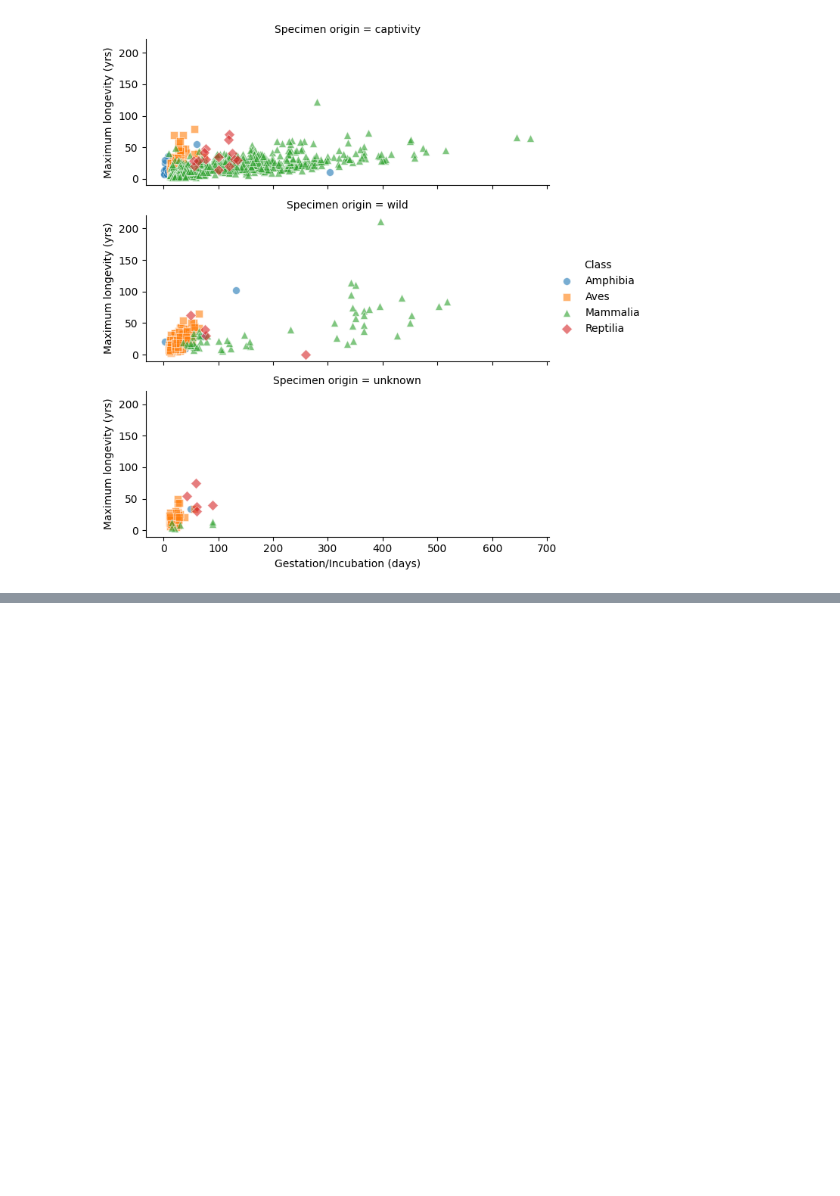
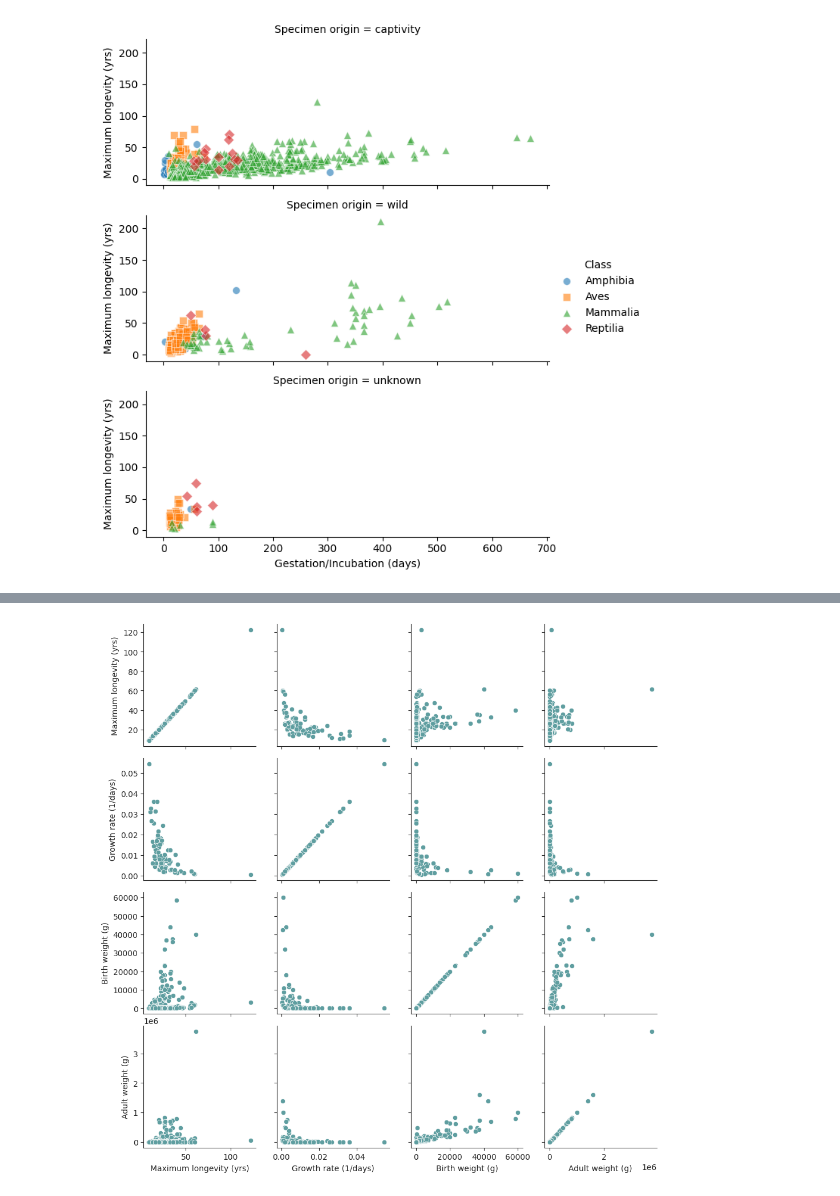
Before and after one commit to JacquelineAldridge/data-visualization-notebooks, a Jupyter notebook: notebooks/3.8-grillas.ipynb, the cells around one changed output, grey strips where cells are left out. Saved outputs shown, nothing was run; the diff lists cells and outputs as text; code cells hidden in the pictures; blank space fills up the shorter version.

```diff
--- a/notebooks/3.8-grillas.ipynb
+++ b/notebooks/3.8-grillas.ipynb
@@ -211,0 +233,13 @@ for year, ax in zip(g.col_names, g.axes):
+# %%
+df_anage_mammalia = df_anage.filter(
+    pl.col("Class") == "Mammalia",
+    pl.col("Order").is_in(["Primates", "Carnivora", "Artiodactyla"]),
+).select(
+    "Common name",
+    "Order",
+    "Maximum longevity (yrs)",
+    "Growth rate (1/days)",
+    "Birth weight (g)",
+    "Adult weight (g)",
+)
+df_anage_mammalia.head()
@@ -211,0 +255,6 @@ for year, ax in zip(g.col_names, g.axes):
+# %%
+with sns.axes_style("ticks"):
+    g = sns.PairGrid(df_anage_mammalia)
+    g.map(sns.scatterplot, color="cadetblue")
+# %% [output]
+[figure, added]
```
Also changed, not shown: parts of 8 cells of this notebook.
